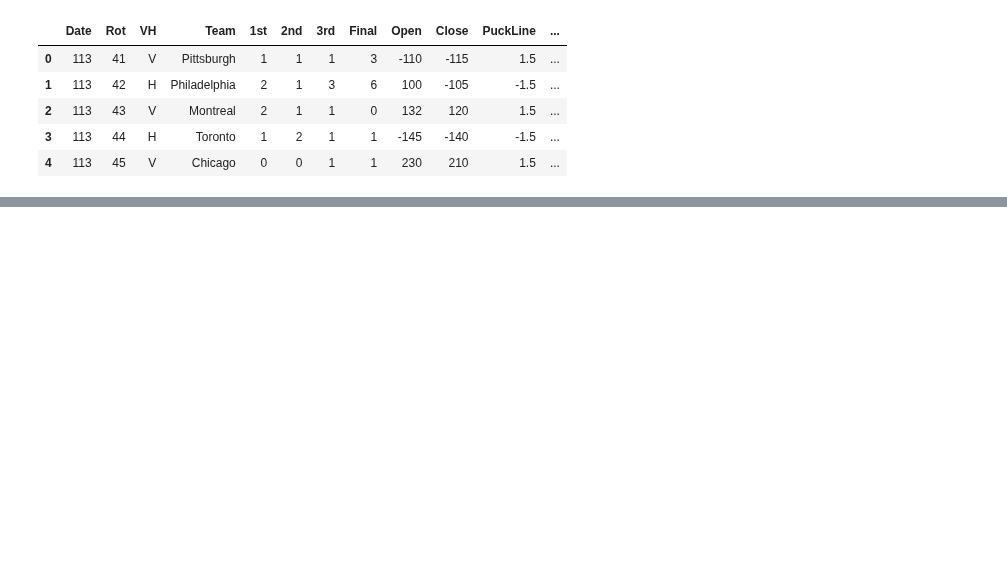
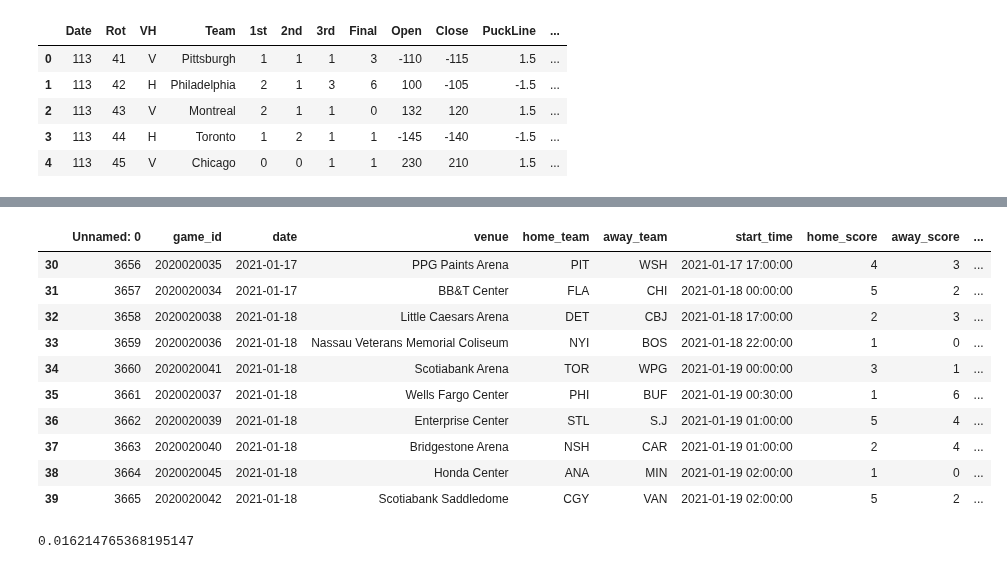
Before and after one commit to gschwaeb/NHL_Game_Prediction, a Jupyter notebook: Comparison Against Book Lines.ipynb, the cells around one changed output, grey strips where cells are left out. Saved outputs shown, nothing was run; the diff lists cells and outputs as text; code cells hidden in the pictures; blank space fills up the shorter version.

```diff
--- a/Comparison Against Book Lines.ipynb
+++ b/Comparison Against Book Lines.ipynb
@@ -86,0 +157,24 @@ odds.head(6)
+# %%
+conditions = [((df['Bet'] == 'Home') & (df['Home_Team_Won'] == 1) & (df['home_Close'] <0)),
+               ((df['Bet'] == 'Home') & (df['Home_Team_Won'] == 1) & (df['home_Close']>0)),
+               ((df['Bet'] == 'Home') & (df['Home_Team_Won'] == 0) & (df['home_Close']>0)),
+              ((df['Bet'] == 'Home') & (df['Home_Team_Won'] == 0) & (df['home_Close']<0)),
+              ((df['Bet'] == 'Away') & (df['Home_Team_Won'] == 0) & (df['away_Close']<0)),
+                ((df['Bet'] == 'Away') & (df['Home_Team_Won'] == 0) & (df['away_Close']>0)),
+              ((df['Bet'] == 'Away') & (df['Home_Team_Won'] == 1) & (df['away_Close']>0)),
+              ((df['Bet'] == 'Away') & (df['Home_Team_Won'] == 1) & (df['away_Close']<0)),
+              df['Bet'] == 'No Bet'
+                 ]
+
+
+choices = [100,
+           100,
+          (100/df['home_Close'])*-100,
+           df['home_Close'],
+           100,
+           100,
+             (100/df['away_Close'])*-100,
+          df['away_Close'],
+          0]
+
+df['Profit_Strat2'] = np.select(conditions, choices)
@@ -86,0 +197,18 @@ odds.head(6)
+# %%
+df.iloc[30:40]
+# %% [output]
+|  | Unnamed: 0 | game_id | date | venue | home_team | away_team | start_time | home_score | away_score | ... |
+| 30 | 3656 | 2020020035 | 2021-01-17 | PPG Paints Arena | PIT | WSH | 2021-01-17 17:00:00 | 4 | 3 | ... |
+| 31 | 3657 | 2020020034 | 2021-01-17 | BB&T Center | FLA | CHI | 2021-01-18 00:00:00 | 5 | 2 | ... |
+| 32 | 3658 | 2020020038 | 2021-01-18 | Little Caesars Arena | DET | CBJ | 2021-01-18 17:00:00 | 2 | 3 | ... |
+| 33 | 3659 | 2020020036 | 2021-01-18 | Nassau Veterans Memorial Coliseum | NYI | BOS | 2021-01-18 22:00:00 | 1 | 0 | ... |
+| 34 | 3660 | 2020020041 | 2021-01-18 | Scotiabank Arena | TOR | WPG | 2021-01-19 00:00:00 | 3 | 1 | ... |
+| 35 | 3661 | 2020020037 | 2021-01-18 | Wells Fargo Center | PHI | BUF | 2021-01-19 00:30:00 | 1 | 6 | ... |
+| 36 | 3662 | 2020020039 | 2021-01-18 | Enterprise Center | STL | S.J | 2021-01-19 01:00:00 | 5 | 4 | ... |
+| 37 | 3663 | 2020020040 | 2021-01-18 | Bridgestone Arena | NSH | CAR | 2021-01-19 01:00:00 | 2 | 4 | ... |
+| 38 | 3664 | 2020020045 | 2021-01-18 | Honda Center | ANA | MIN | 2021-01-19 02:00:00 | 1 | 0 | ... |
+| 39 | 3665 | 2020020042 | 2021-01-18 | Scotiabank Saddledome | CGY | VAN | 2021-01-19 02:00:00 | 5 | 2 | ... |
+# %%
+df['Profit_Strat2'].sum() / df['Cost_Strat2'].sum()
+# %% [output]
+0.016214765368195147
```
Also changed, not shown: parts of 23 cells of this notebook, 3 other files.
